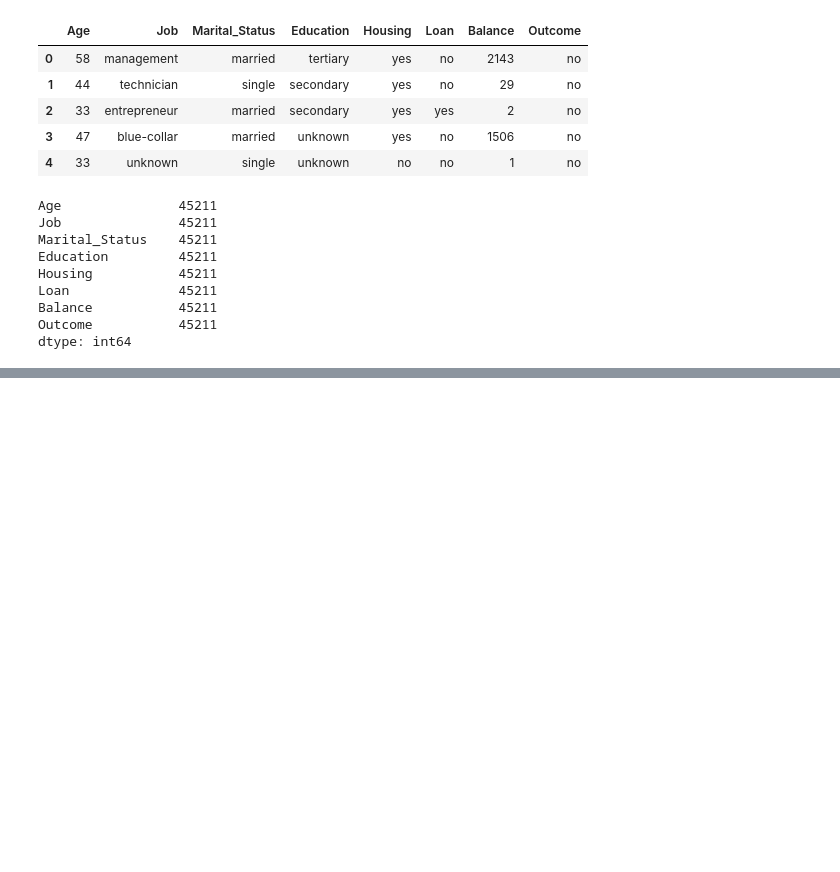
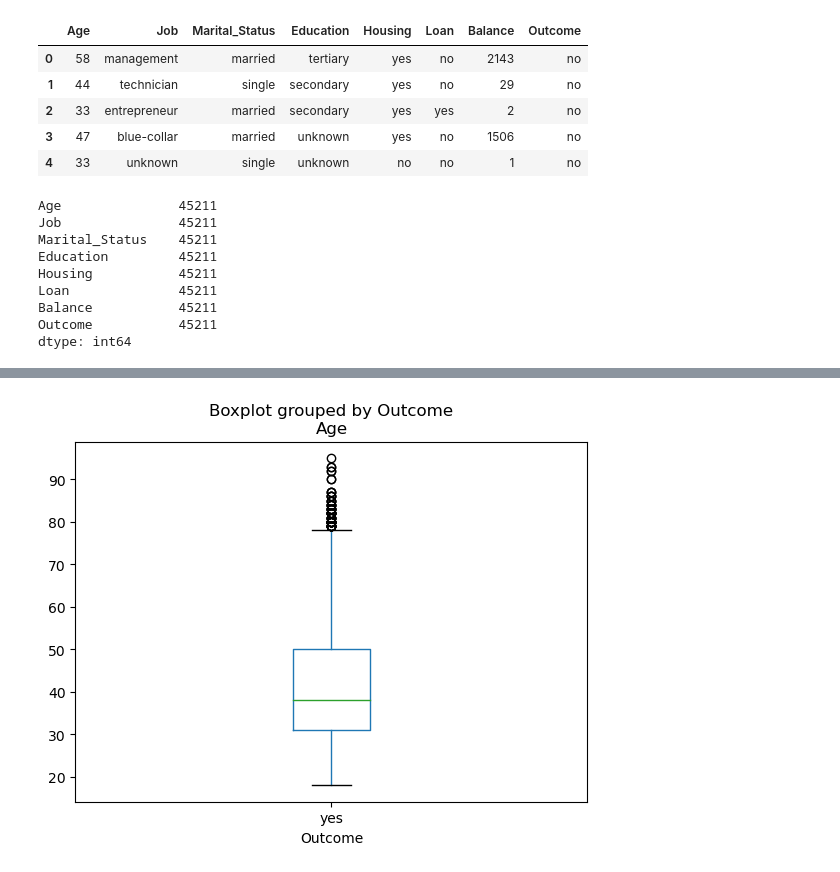
Before and after one commit to Prachi-Shah1002/Project_1, a Jupyter notebook: Main.ipynb, the cells around one changed output, grey strips where cells are left out. Cells and saved outputs as stored; diff of their text form; code cells hidden in the pictures; blank space fills up the shorter version.

```diff
--- a/Main.ipynb
+++ b/Main.ipynb
@@ -65,0 +109,5 @@ dtype: int64
+# %%
+# selecting only the data frame with outcome 'yes'
+outcome_yes= train_data_df[train_data_df["Outcome"].isin(['yes'])]
+
+outcome_yes.head()
@@ -65,0 +146,10 @@ dtype: int64
+# %%
+#generate a box plot based on age
+outcome_yes.boxplot(by = 'Outcome', column=['Age'], grid = False)
+plt.show()
+
+
+# outcome_yes['Age'].plot(kind='box', title='Age of people saying yes')
+# plt.show()
+# %% [output]
+[figure, added]
```
Also changed, not shown: parts of 16 cells of this notebook.
